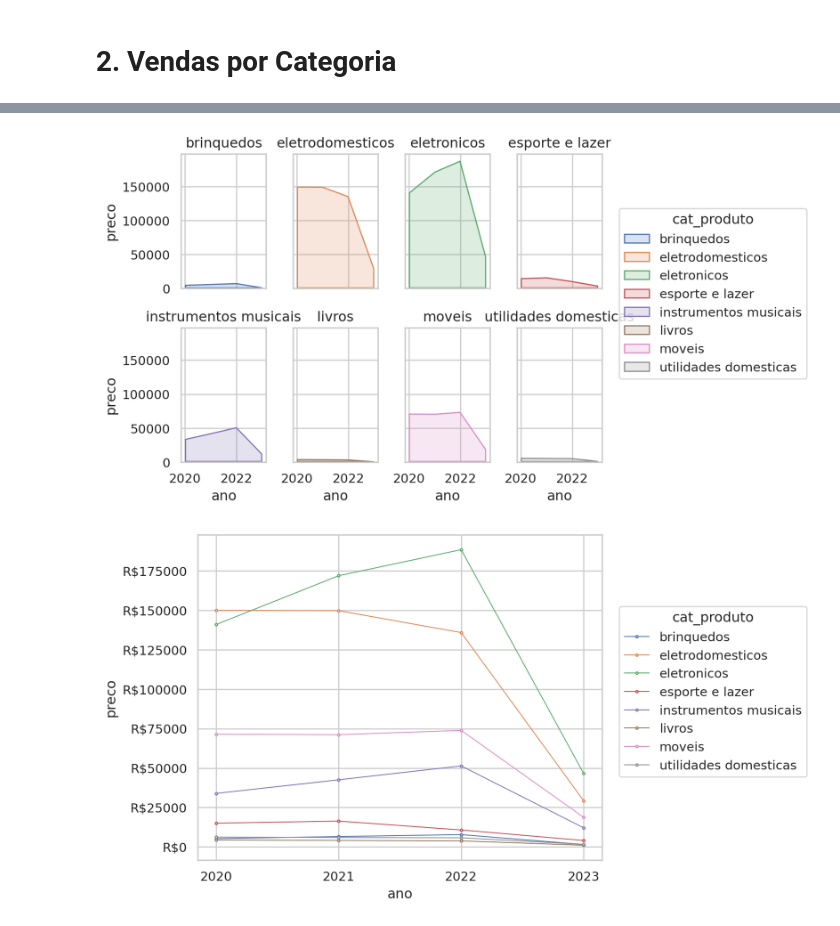
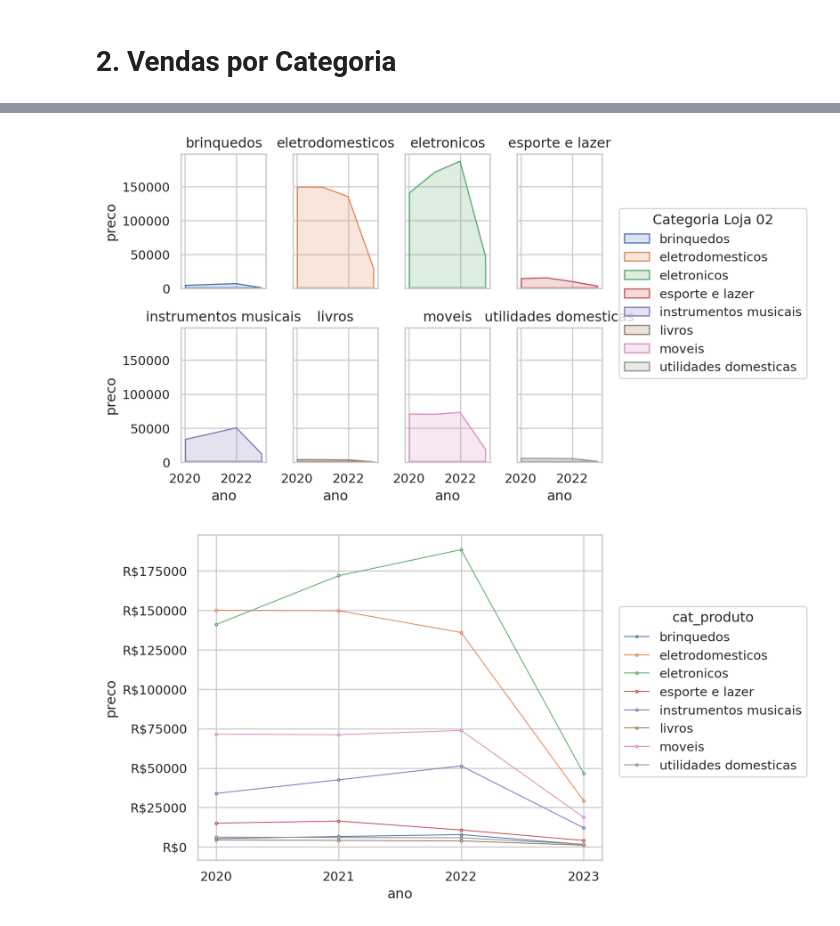
Before and after one commit to ton-oliveira/challenge1-data-science, a Jupyter notebook: AluraStoreBr.ipynb, the cells around one changed output, grey strips where cells are left out. Cells and saved outputs as stored; diff of their text form; code cells hidden in the pictures.

```diff
--- a/AluraStoreBr.ipynb
+++ b/AluraStoreBr.ipynb
@@ -105,10 +102,10 @@ total_ano_loja4 = cat_loja4.groupby('ano')['preco'].sum().reset_index()
 # %%
 (
     so.Plot(cat_loja2, x='ano', y='preco').facet('cat_produto', wrap=4)
-    .add(so.Area(),color='cat_produto').scale(x=so.Continuous().tick(every=2))
+    .add(so.Area(),color='cat_produto', legend=True).scale(x=so.Continuous().tick(every=2)).label(color="Categoria Loja 02")
 )
 # %% [output]
-[figure, old version]
+[figure, new version]
 # %%
 ## LOJA 02
 p2 = so.Plot(cat_loja2, y='preco', x='ano', color='cat_produto').scale(
```
Also changed, not shown: parts of 18 cells of this notebook.
